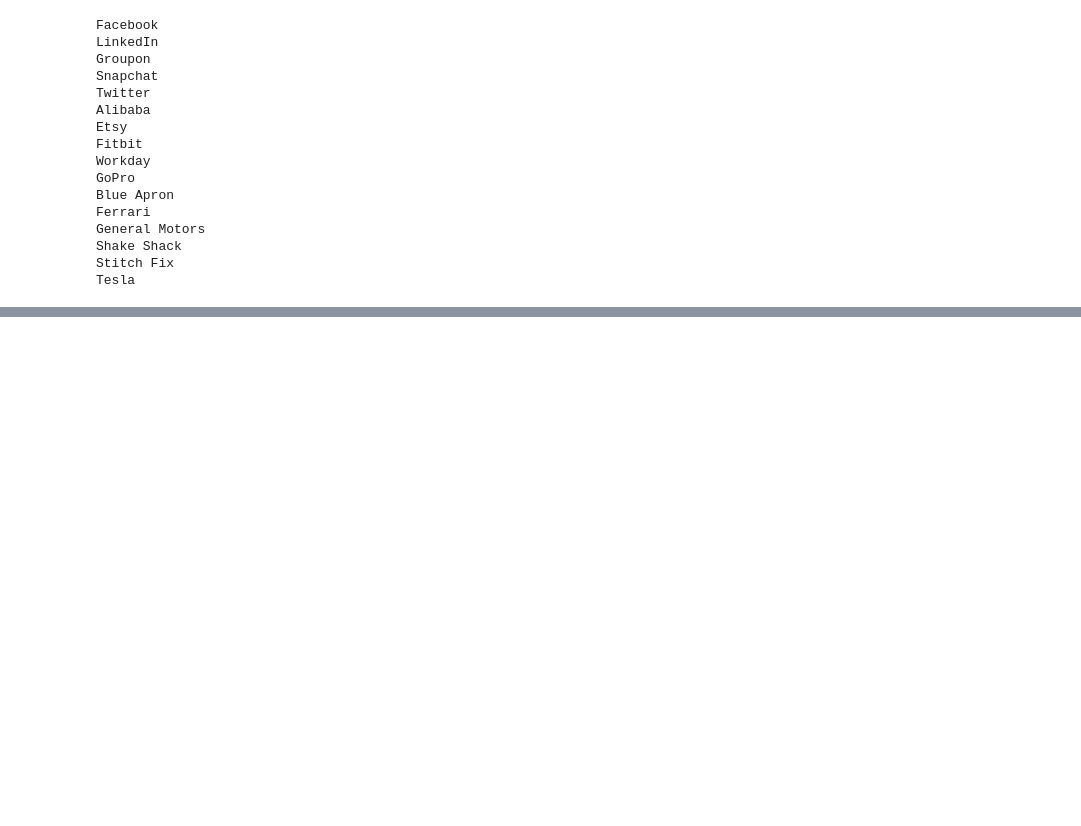
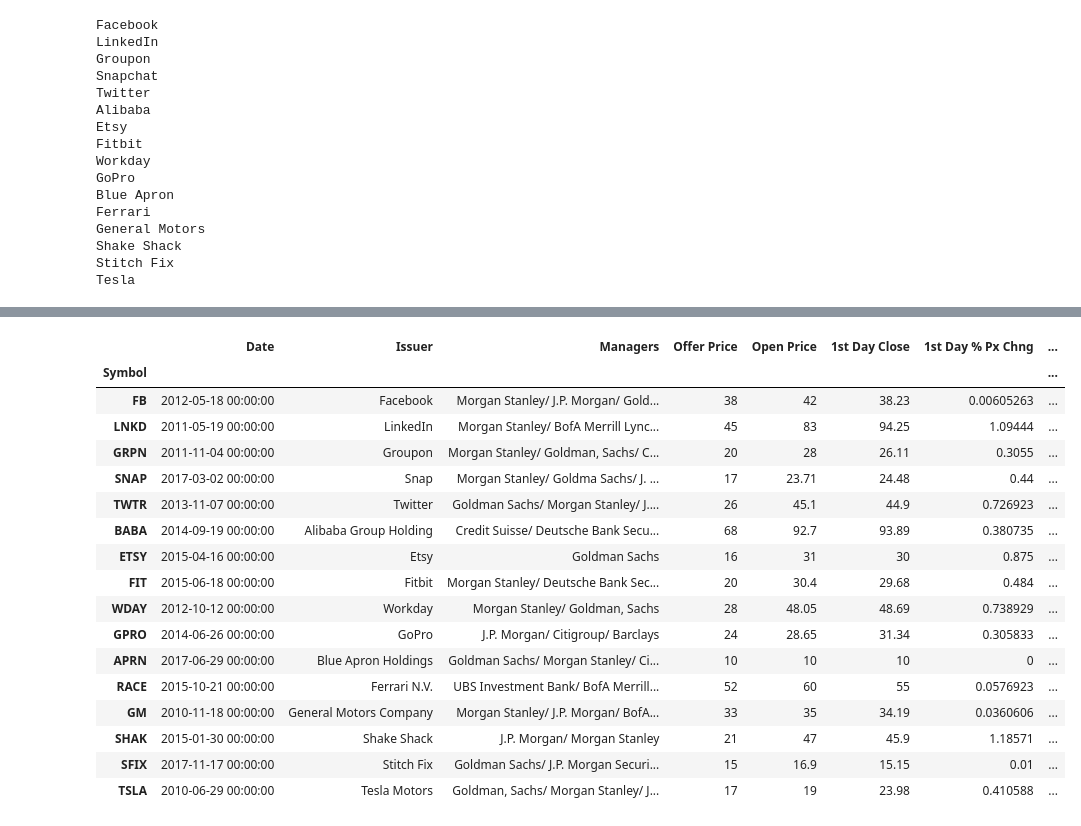
Before and after one commit to mjiapalucci/GeorgetownDS, a Jupyter notebook: IPO_MKT_DATA.ipynb, the cells around one changed output, grey strips where cells are left out. Saved outputs shown, nothing was run; the diff lists cells and outputs as text; code cells hidden in the pictures; blank space fills up the shorter version.

```diff
--- a/IPO_MKT_DATA.ipynb
+++ b/IPO_MKT_DATA.ipynb
@@ -63,7 +60,7 @@ Shake Shack
 Stitch Fix
 Tesla
 # %%
-tickers = ['FC', 'LNKD', 'GRPN', 'SNAP', 'TWTR', 'BABA', 'ETSY', 'FIT', 'WDAY', 'GPRO', 'APRN', 'RACE', 'GM', 'SHAK', 'SFIX', 'TSLA']
+tickers = ['FB', 'LNKD', 'GRPN', 'SNAP', 'TWTR', 'BABA', 'ETSY', 'FIT', 'WDAY', 'GPRO', 'APRN', 'RACE', 'GM', 'SHAK', 'SFIX', 'TSLA']
 # %%
 prices_df = pd.DataFrame()
 for ticker in tickers:
@@ -113,0 +135,22 @@ _newprices_df.to_csv('IPO_MKT_PRICES.csv')
+# %%
+ipo_df = ipo_df.loc[tickers]
+ipo_df
+# %% [output]
+|  | Date | Issuer | Managers | Offer Price | Open Price | 1st Day Close | 1st Day % Px Chng | ... |
+| Symbol |  |  |  |  |  |  |  | ... |
+| FB | 2012-05-18 00:00:00 | Facebook | Morgan Stanley/ J.P. Morgan/ Gold... | 38 | 42 | 38.23 | 0.00605263 | ... |
+| LNKD | 2011-05-19 00:00:00 | LinkedIn | Morgan Stanley/ BofA Merrill Lync... | 45 | 83 | 94.25 | 1.09444 | ... |
+| GRPN | 2011-11-04 00:00:00 | Groupon | Morgan Stanley/ Goldman, Sachs/ C... | 20 | 28 | 26.11 | 0.3055 | ... |
+| SNAP | 2017-03-02 00:00:00 | Snap | Morgan Stanley/ Goldma Sachs/ J. ... | 17 | 23.71 | 24.48 | 0.44 | ... |
+| TWTR | 2013-11-07 00:00:00 | Twitter | Goldman Sachs/ Morgan Stanley/ J.... | 26 | 45.1 | 44.9 | 0.726923 | ... |
+| BABA | 2014-09-19 00:00:00 | Alibaba Group Holding | Credit Suisse/ Deutsche Bank Secu... | 68 | 92.7 | 93.89 | 0.380735 | ... |
+| ETSY | 2015-04-16 00:00:00 | Etsy | Goldman Sachs | 16 | 31 | 30 | 0.875 | ... |
+| FIT | 2015-06-18 00:00:00 | Fitbit | Morgan Stanley/ Deutsche Bank Sec... | 20 | 30.4 | 29.68 | 0.484 | ... |
+| WDAY | 2012-10-12 00:00:00 | Workday | Morgan Stanley/ Goldman, Sachs | 28 | 48.05 | 48.69 | 0.738929 | ... |
+| GPRO | 2014-06-26 00:00:00 | GoPro | J.P. Morgan/ Citigroup/ Barclays | 24 | 28.65 | 31.34 | 0.305833 | ... |
+| APRN | 2017-06-29 00:00:00 | Blue Apron Holdings | Goldman Sachs/ Morgan Stanley/ Ci... | 10 | 10 | 10 | 0 | ... |
+| RACE | 2015-10-21 00:00:00 | Ferrari N.V. | UBS Investment Bank/ BofA Merrill... | 52 | 60 | 55 | 0.0576923 | ... |
+| GM | 2010-11-18 00:00:00 | General Motors Company | Morgan Stanley/ J.P. Morgan/ BofA... | 33 | 35 | 34.19 | 0.0360606 | ... |
+| SHAK | 2015-01-30 00:00:00 | Shake Shack | J.P. Morgan/ Morgan Stanley | 21 | 47 | 45.9 | 1.18571 | ... |
+| SFIX | 2017-11-17 00:00:00 | Stitch Fix | Goldman Sachs/ J.P. Morgan Securi... | 15 | 16.9 | 15.15 | 0.01 | ... |
+| TSLA | 2010-06-29 00:00:00 | Tesla Motors | Goldman, Sachs/ Morgan Stanley/ J... | 17 | 19 | 23.98 | 0.410588 | ... |
```
Also changed, not shown: parts of 11 cells of this notebook, 1 other file.
